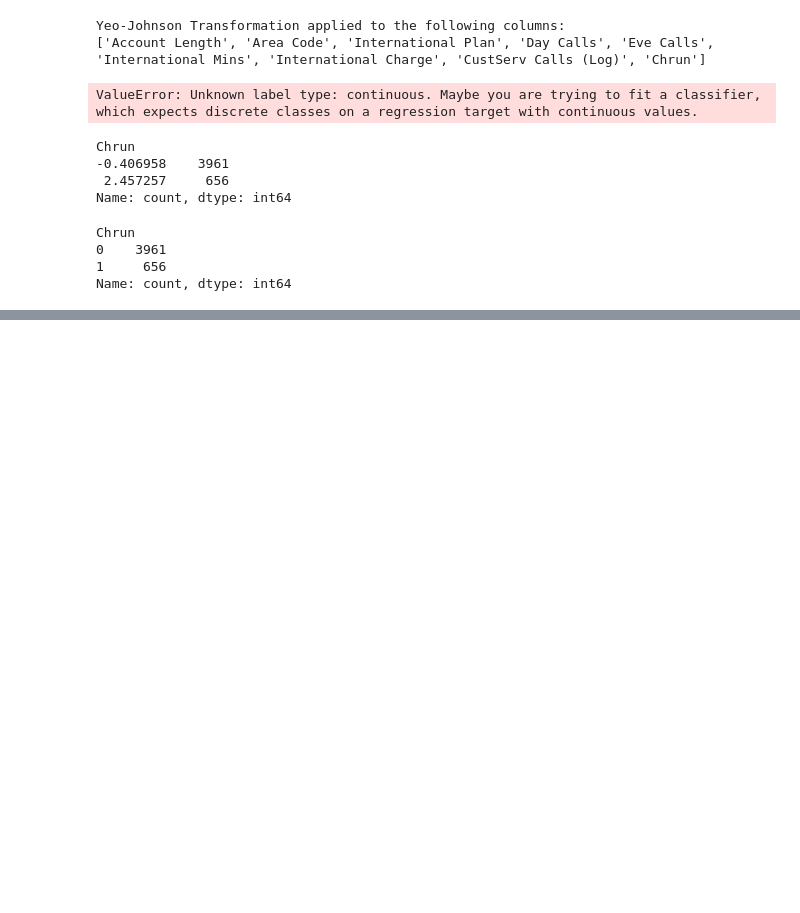
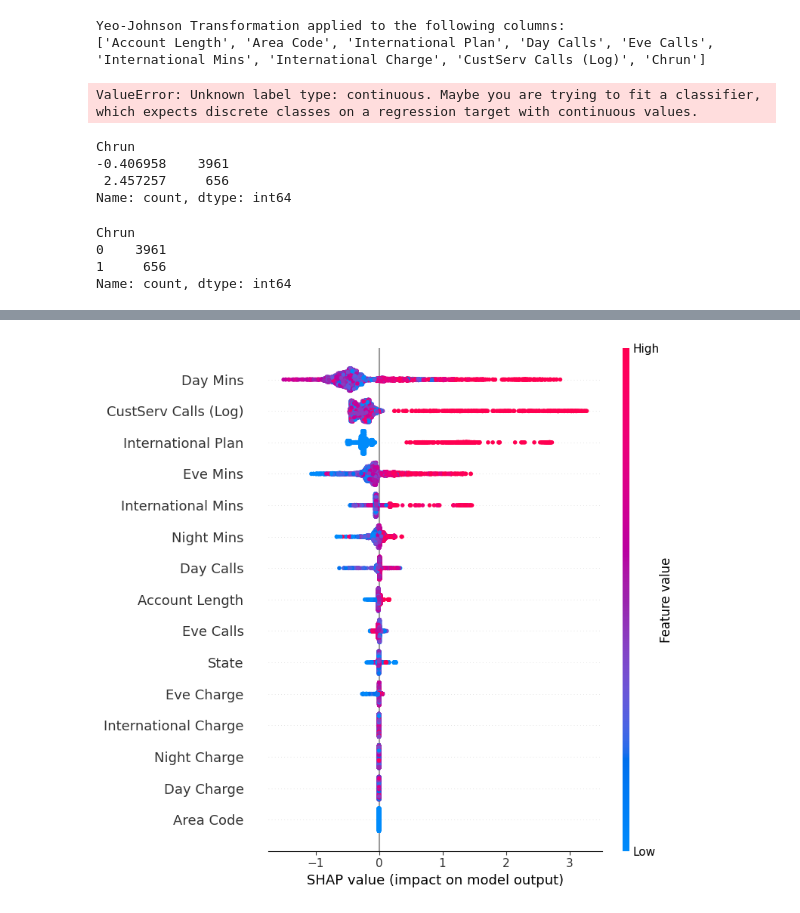
Before and after one commit to isahaq777/My_Projects, a Jupyter notebook: Data_Science_Projects/Telecom/no_chrun_telecom_new.ipynb, the cells around one changed output, grey strips where cells are left out. Saved outputs shown, nothing was run; the diff lists cells and outputs as text; code cells hidden in the pictures; blank space fills up the shorter version.

```diff
--- a/Data_Science_Projects/Telecom/no_chrun_telecom_new.ipynb
+++ b/Data_Science_Projects/Telecom/no_chrun_telecom_new.ipynb
@@ -1321,0 +1117,28 @@ weighted avg       0.89      0.88      0.89       924
+# %%
+from catboost import CatBoostClassifier
+from sklearn.metrics import classification_report, roc_auc_score, confusion_matrix
+
+# Define CatBoost model with initial parameters
+catboost_model = CatBoostClassifier(
+    iterations=1000,
+    learning_rate=0.03,
+    depth=6,
+    loss_function='Logloss',
+    eval_metric='AUC',
+    class_weights=[1, 6],  # Adjusted for imbalance
+    verbose=100
+)
+
+# Train the model
+catboost_model.fit(X_train, y_train, eval_set=(X_test, y_test), early_stopping_rounds=50)
+
+# Predictions
+y_pred_catboost = catboost_model.predict(X_test)
+y_pred_proba_catboost = catboost_model.predict_proba(X_test)[:, 1]
+
+# Evaluate the model
+print("ROC AUC:", roc_auc_score(y_test, y_pred_proba_catboost))
+print("Classification Report:")
+print(classification_report(y_test, y_pred_catboost))
+print("Confusion Matrix:")
+print(confusion_matrix(y_test, y_pred_catboost))
@@ -1321,0 +1339,14 @@ weighted avg       0.89      0.88      0.89       924
+# %%
+import shap
+
+# Ensure the model is fitted
+xgboost_model.fit(X_train, y_train)
+
+# Explainer for XGBoost
+explainer = shap.TreeExplainer(xgboost_model)
+shap_values = explainer.shap_values(X_train)
+
+# SHAP Summary Plot
+shap.summary_plot(shap_values, X_train)
+# %% [output]
+[figure, added]
```
Also changed, not shown: parts of 35 cells of this notebook, 7 other files.
